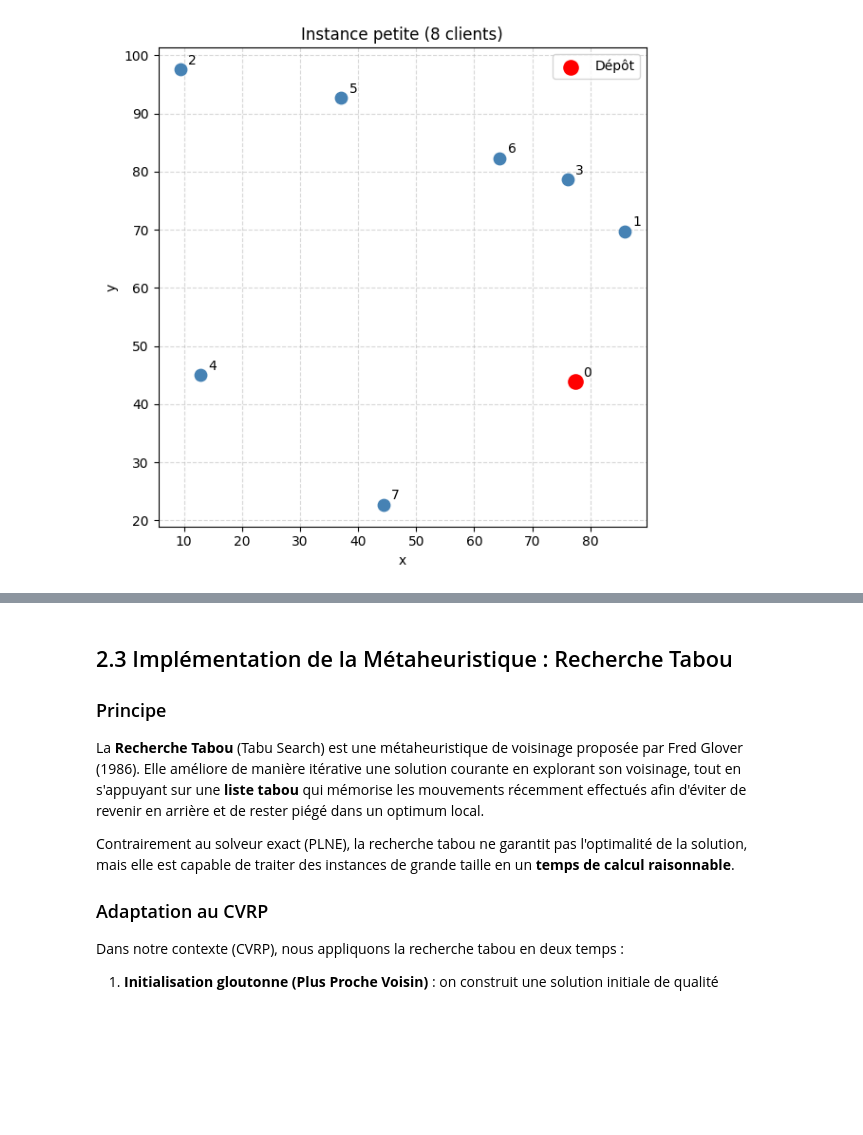
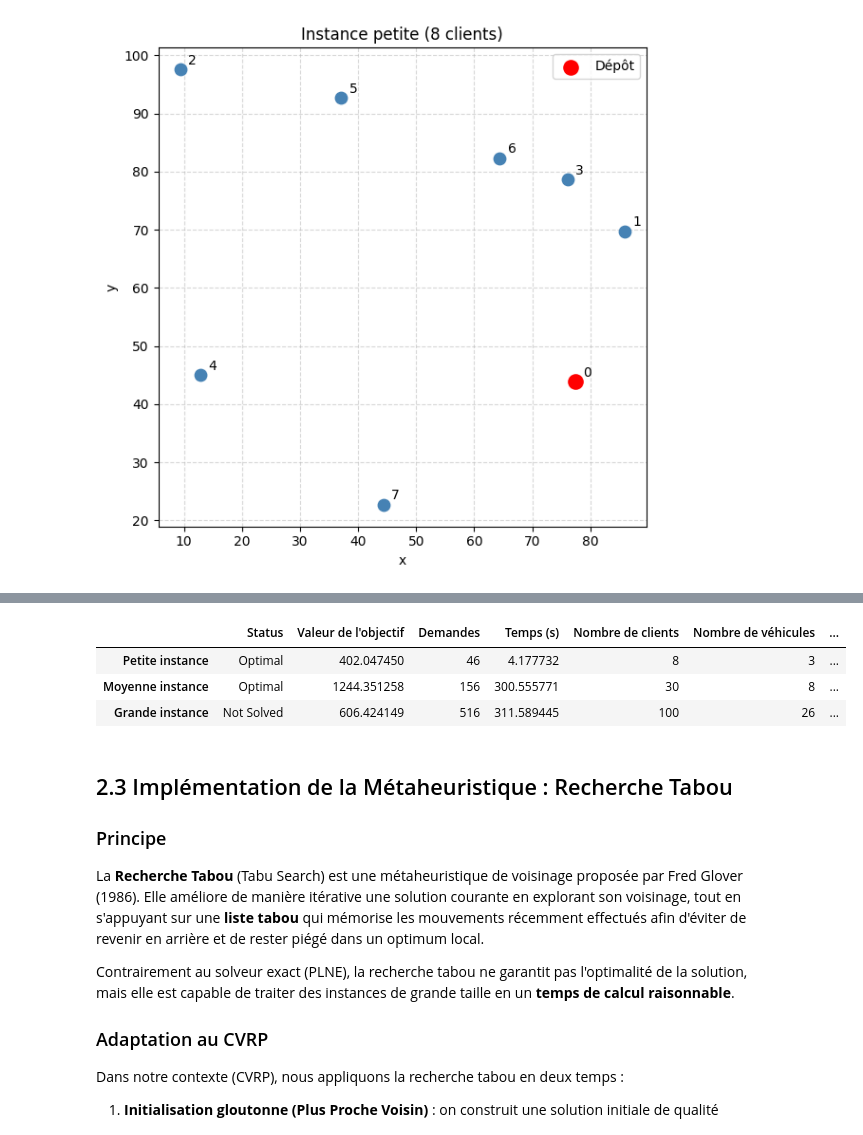
Before and after one commit to LonelyBadeline/CesiCDP, a Jupyter notebook: CesiCDP.ipynb, the cells around one changed output, grey strips where cells are left out. Drawn from its saved outputs; the diff is of its cells as text; code cells hidden in the pictures; blank space fills up the shorter version.

```diff
--- a/CesiCDP.ipynb
+++ b/CesiCDP.ipynb
@@ -1023,15 +1025,35 @@ import pandas as pd
 import numpy as np
 
 
-def solve_cvrp(dist_matrix):
+# setting the variable for both the solver and the tabusearch
+
+# number of clients (including depot)
+n_small = dist_small.shape[0]
+n_medium = dist_medium.shape[0]
+n_large = dist_large.shape[0]
+
+# demand of each client (0 for the depot)
+demands_small = [0] + [random.randint(1, 10) for _ in range(n_small-1)]
+demands_medium = [0] + [random.randint(1, 10) for _ in range(n_medium-1)]
+demands_large = [0] + [random.randint(1, 10) for _ in range(n_large-1)]
+
+# number of vehicles needed to serve all demands
+n_vehicles_small = sum(demands_small) // 20 + 1
+n_vehicles_medium = sum(demands_medium) // 20 + 1
+n_vehicles_large = sum(demands_large) // 20 + 1
+
+# vehicle capacity
+capacity = 20
+
+
+def solve_cvrp(dist_matrix, nbr_clients, demands, nbr_vehicles):  # Added dist_matrix parameter
     #=====================  var  ===========================
     # Problem data
     prob = LpProblem("CVRP", LpMinimize)
 
-    n = dist_matrix.shape[0] # number of clients (including depot)
-    demands = [0] + [random.randint(1, 10) for _ in range(n-1)] # demand of each client (0 for the depot)
-    capacity = 20 # vehicle capacity
-    n_vehicles = sum(demands) // capacity + 1  # number of vehicles needed to serve all demands
+    n = nbr_clients
+    capacity = 20
+    n_vehicles = nbr_vehicles
 
 
     # binary variable to indicate if vehicle k travels from node i to node j
@@ -1068,8 +1090,8 @@ def solve_cvrp(dist_matrix):
 
     # every vehicle starts and ends at the depot (node 0)
     for k in range(n_vehicles):
-        prob += lpSum(x[0, j, k] for j in range(1, n) if (0, j, k) in x) == 1, f"Start_{k}"
-        prob += lpSum(x[j, 0, k] for j in range(1, n) if (j, 0, k) in x) == 1, f"End_{k}"
+        prob += lpSum(x[0, j, k] for j in range(1, n) if (0, j, k) in x) <= 1, f"Start_{k}"
+        prob += lpSum(x[j, 0, k] for j in range(1, n) if (j, 0, k) in x) <= 1, f"End_{k}"
 
     # vehicle load constraints
     for k in range(n_vehicles):
@@ -1086,21 +1108,22 @@ def solve_cvrp(dist_matrix):
 
     #=====================  solve  ===========================
     start_time = time.time()
-    prob.solve(PULP_CBC_CMD(msg=0))
+    prob.solve(PULP_CBC_CMD(msg=0, timeLimit=300))
     end_time = time.time()
 
     return {
         "Status": LpStatus[prob.status],
         "Valeur de l'objectif": value(prob.objective),
+        "Demandes": sum(demands),
         "Temps (s)": end_time - start_time,
         "Nombre de clients": n,
         "Nombre de véhicules": n_vehicles,
         "Capacité des véhicules": capacity,
     }
 
-results_small = solve_cvrp(dist_small)
-results_medium = solve_cvrp(dist_medium)
-results_large = solve_cvrp(dist_large)
+results_small = solve_cvrp(dist_small, n_small, demands_small, n_vehicles_small)
+results_medium = solve_cvrp(dist_medium, n_medium, demands_medium, n_vehicles_medium)
+results_large = solve_cvrp(dist_large, n_large, demands_large, n_vehicles_large)
 
 pd.DataFrame([results_small, results_medium, results_large], index=["Petite instance", "Moyenne instance", "Grande instance"])
 # %% [output]
@@ -1108,3 +1130,7 @@ PulpSolverError: Pulp: cannot execute c:\Users\ianic\AppData\Local\Programs\Pyth
+|  | Status | Valeur de l'objectif | Demandes | Temps (s) | Nombre de clients | Nombre de véhicules | ... |
+| Petite instance | Optimal | 402.047450 | 46 | 4.177732 | 8 | 3 | ... |
+| Moyenne instance | Optimal | 1244.351258 | 156 | 300.555771 | 30 | 8 | ... |
+| Grande instance | Not Solved | 606.424149 | 516 | 311.589445 | 100 | 26 | ... |
 # %% [markdown]
 ## 2.3 Implémentation de la Métaheuristique : Recherche Tabou
 
```
Also changed, not shown: parts of 10 cells of this notebook, 1 other file.
